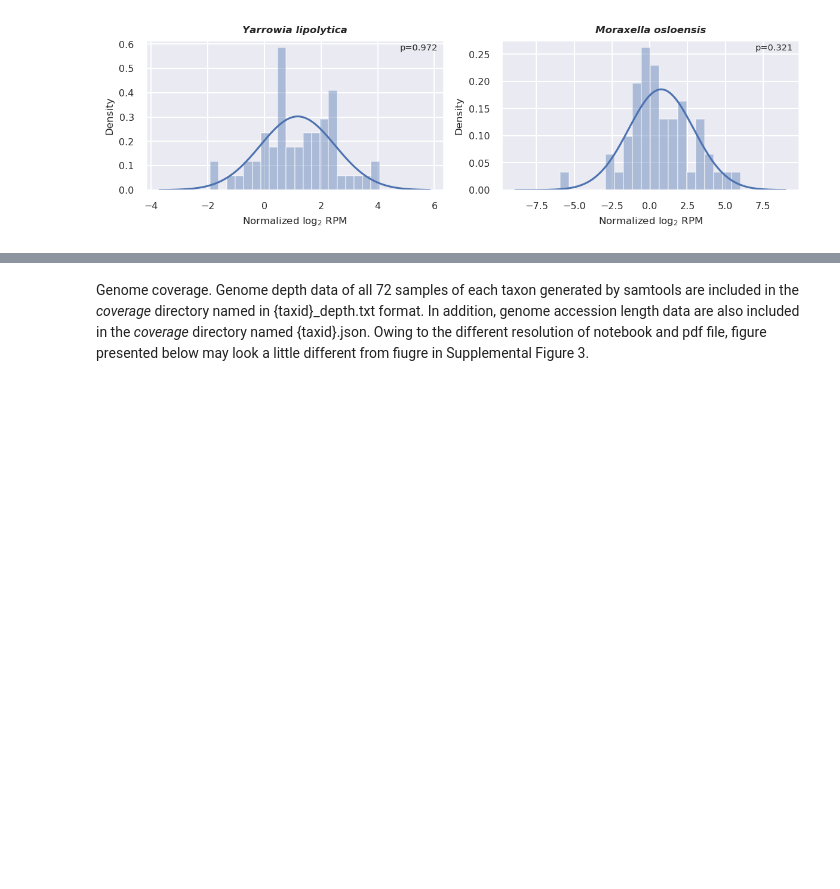
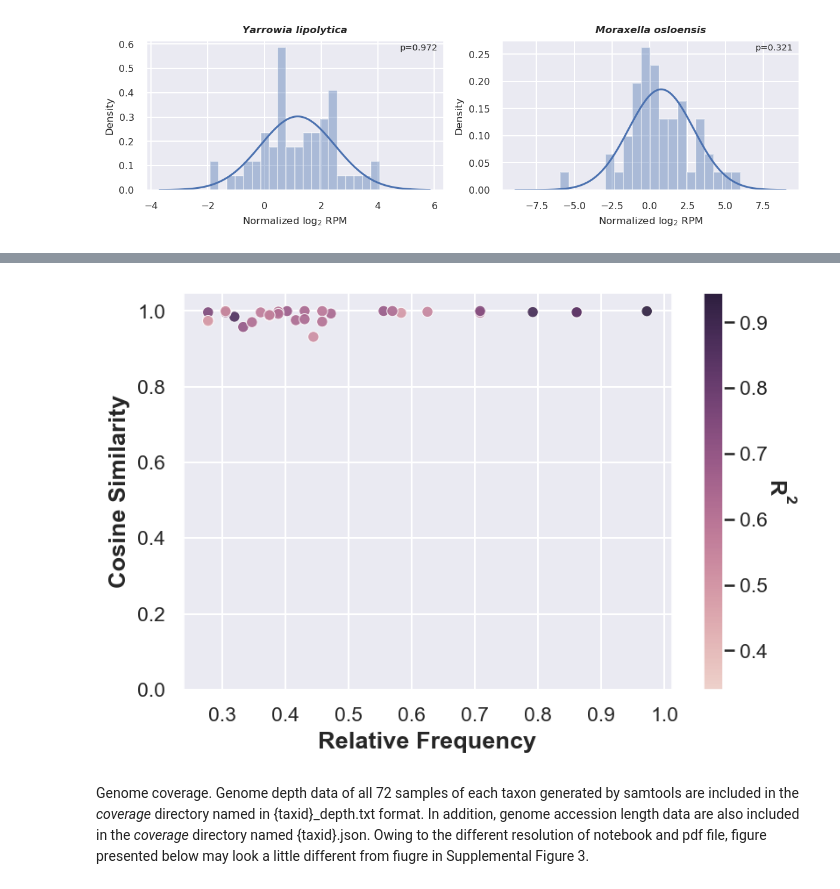
Before and after one commit to bioinfo-matridx/BECLEAN, a Jupyter notebook: BECLEAN/BECLEAN_analysis.ipynb, the cells around one changed output, grey strips where cells are left out. Cells and saved outputs as stored; diff of their text form; code cells hidden in the pictures; blank space fills up the shorter version.

```diff
--- a/BECLEAN/BECLEAN_analysis.ipynb
+++ b/BECLEAN/BECLEAN_analysis.ipynb
@@ -212,3 +254,34 @@ plt.close()
+# %%
+def plot_cosine_distance(model_df, total):
+    res = []
+    for taxid in set(model_df.taxid.values):
+        taxid_df = model_df[model_df.taxid == taxid]
+        run1 = taxid_df[taxid_df.run == 'run1']
+        run2 = taxid_df[taxid_df.run == 'run2']
+        run_all = taxid_df[taxid_df.run == 'all']
+        f = run_all.frequence.values[0] / total
+        dist = distance.cosine([1, run1.slope.values[0]], [1, run2.slope.values[0]])
+        res.append({'taxid': taxid, 'frequency': f, 'dist': dist, '$R^2$': (run1.r2.values[0] + run2.r2.values[0]) / 2})
+    df = pd.DataFrame.from_records(res)
+    df['sim'] = 1 - df['dist']
+    seaborn.scatterplot(data=df, x='frequency', y='sim', hue='$R^2$', alpha=0.9)
+    norm = plt.Normalize(df['$R^2$'].min(), df['$R^2$'].max())
+    sm = plt.cm.ScalarMappable(cmap=seaborn.cubehelix_palette(as_cmap=True), norm=norm)
+    sm.set_array([])
+    clb = plt.colorbar(sm)
+    clb.ax.get_yaxis().labelpad = 15
+    clb.ax.set_ylabel('$R^2$', fontweight='bold', rotation=270)
+    plt.xlabel('Relative Frequency', fontsize=13, fontweight='bold')
+    plt.ylabel('Cosine Similarity', fontsize=13, fontweight='bold')
+    plt.ylim([0, 1.05])
+    plt.legend().remove()
+    plt.show()
+    plt.close()
+# %%
+labA_model_sep_df = pd.read_excel(os.path.join(WORK_DIR, 'training_set', 'labA_model_sep.xlsx'))
+plot_cosine_distance(labA_model_sep_df, total=72)
+# %% [output]
+[figure, added]
 # %% [markdown]
 Genome coverage. Genome depth data of all 72 samples of each taxon generated by samtools are included in the *coverage* directory named in {taxid}\_depth.txt format. In addition, genome accession length data are also included in the *coverage* directory named {taxid}.json. Owing to the different resolution of notebook and pdf file, figure presented below may look a little different from fiugre in Supplemental Figure 3.
 # %%
```
Also changed, not shown: parts of 15 cells of this notebook, 14 other files.
